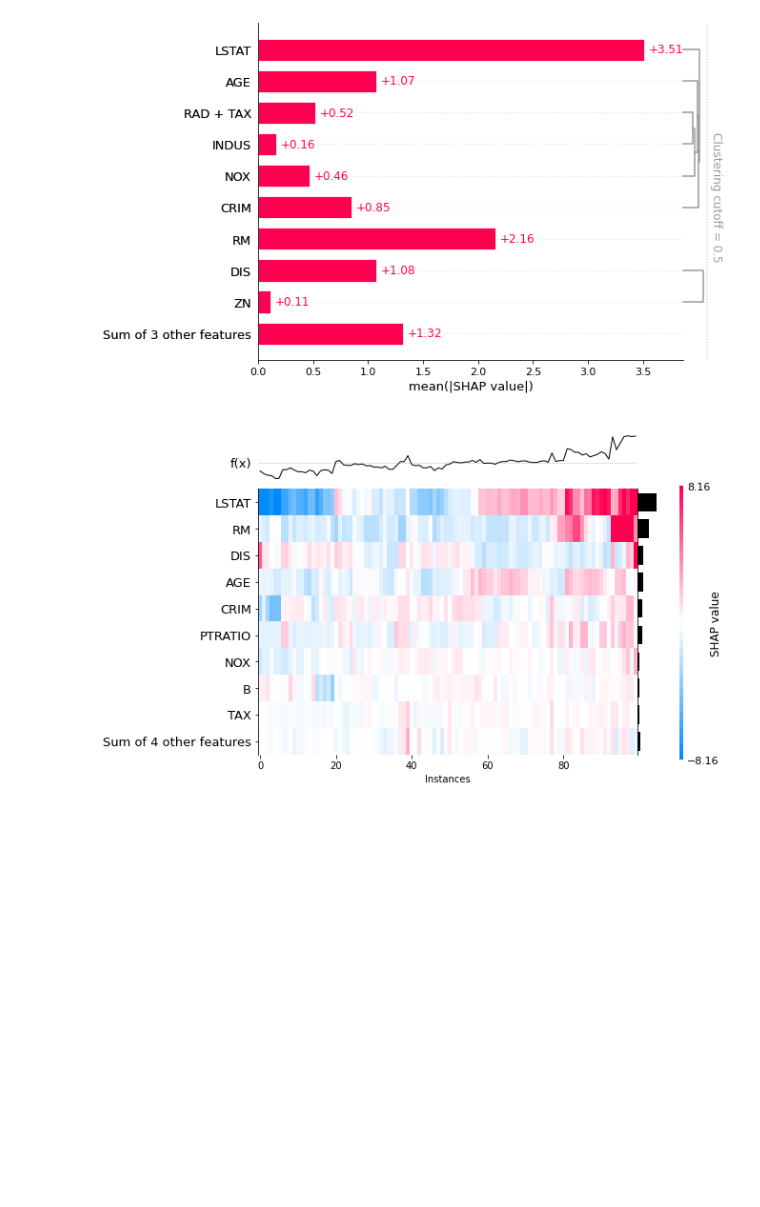
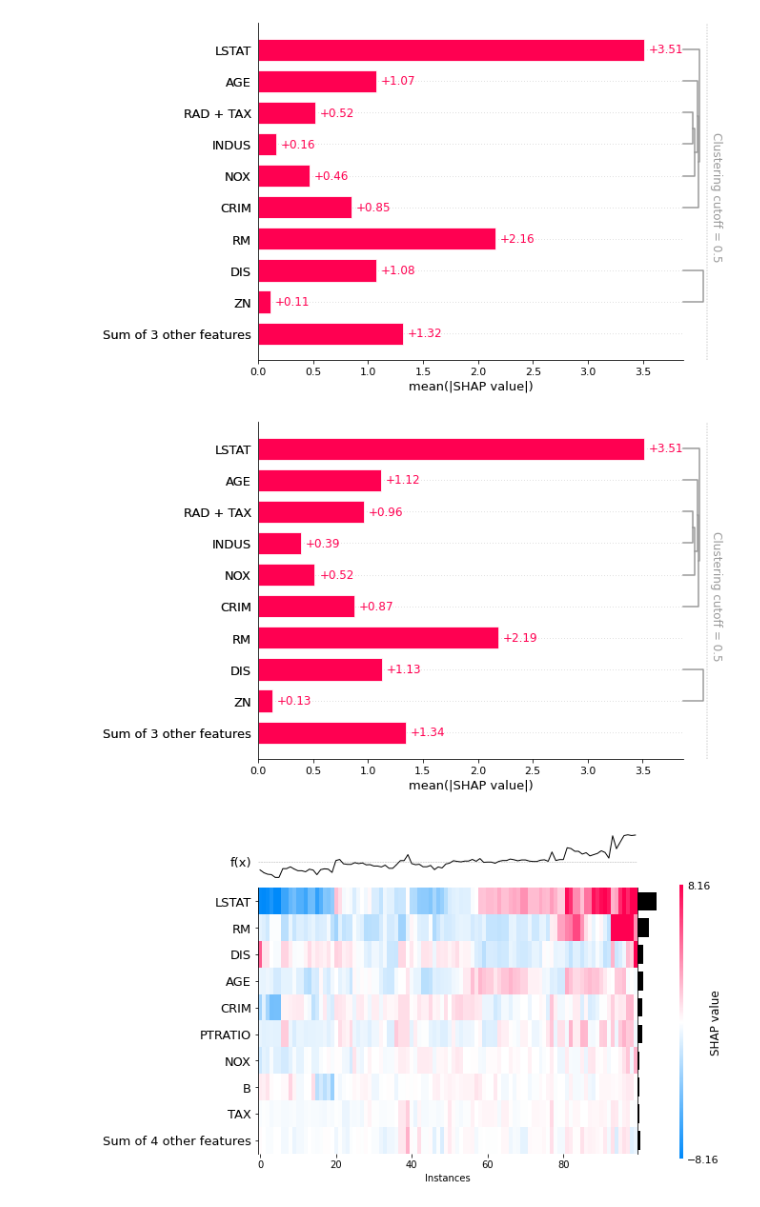
Before and after one commit to simonjisu/XAI2022Spring, a Jupyter notebook: notebooks/TestNotebook.ipynb, the cells around one changed output. Cells and saved outputs as stored; diff of their text form; code cells hidden in the pictures; blank space fills up the shorter version.

```diff
--- a/notebooks/TestNotebook.ipynb
+++ b/notebooks/TestNotebook.ipynb
@@ -64,4 +61,12 @@ cluster_matrix = sp.cluster.hierarchy.single(dist)
 print((cluster_matrix.round(2) == masker.clustering.round(2)).all())
 # %% [output]
 True
+# %%
+f = lambda x: model.predict(x, output_margin=True, validate_features=False)
+explainer = shap.TreeExplainer(model, data=refs, feature_names=X.columns)
+pexplainer = shap.PartitionExplainer(f, masker=masker, feature_names=X.columns)
+pmexplainer = shap.PermutationExplainer(f, masker=masker, feature_names=X.columns)
+shap_values = explainer(refs)
+pshap_values = pexplainer(refs)
+pmshap_values = pmexplainer(refs)
 # %%
@@ -96,6 +90,10 @@ shap.summary_plot(pshap_values)
 shap.plots.bar(pshap_values)
 # %% [output]
 [figure]
+# %%
+shap.plots.bar(pmshap_values)
+# %% [output]
+[figure, added]
 # %%
 shap.plots.heatmap(pshap_values)
 # %% [output]
```
Also changed, not shown: parts of 8 cells of this notebook.
